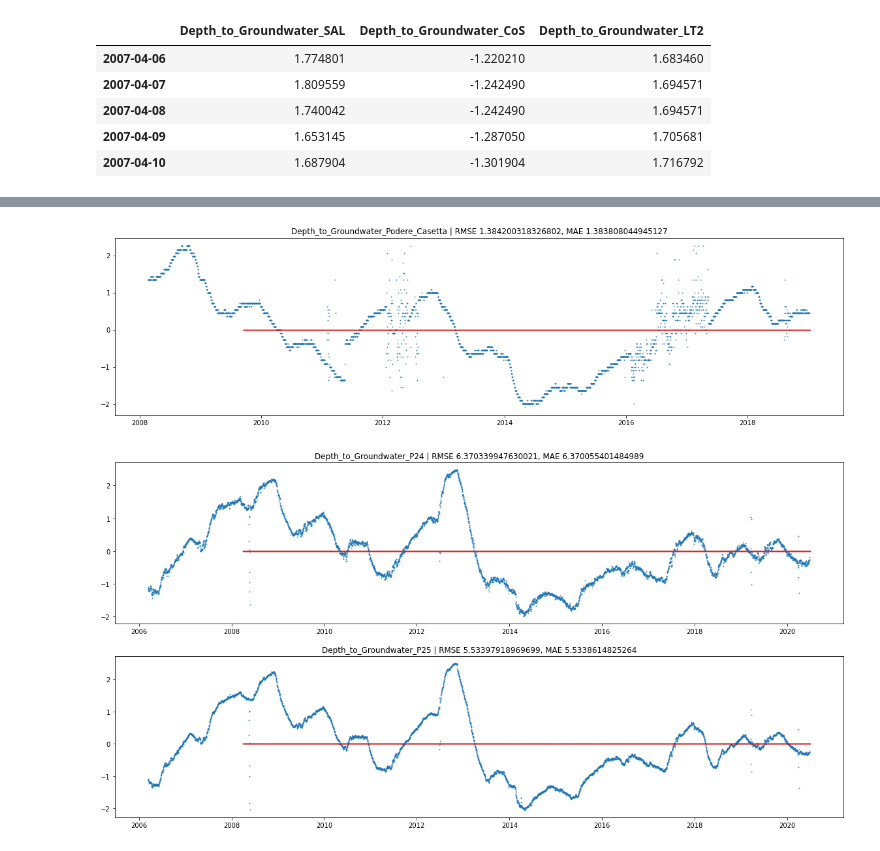
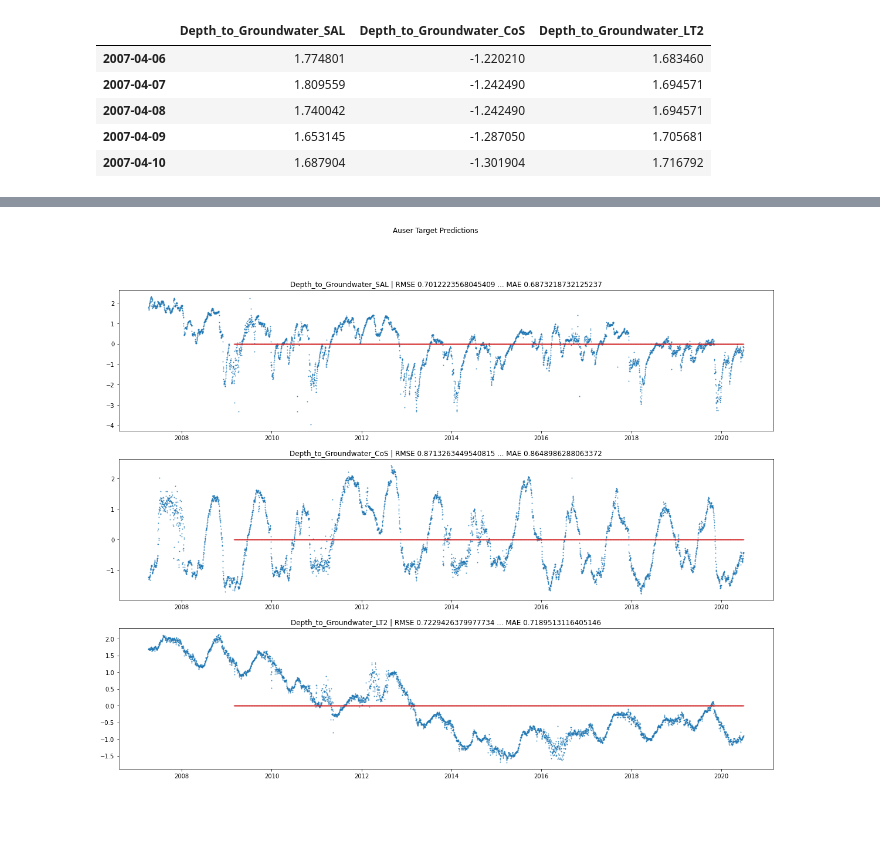
Before and after one commit to cshields143/acea_kaggle, a Jupyter notebook: notebooks/aquifer.ipynb, the cells around one changed output, grey strips where cells are left out. Drawn from its saved outputs; the diff is of its cells as text; code cells hidden in the pictures; blank space fills up the shorter version.

```diff
--- a/notebooks/aquifer.ipynb
+++ b/notebooks/aquifer.ipynb
@@ -322,12 +309,10 @@ tests = (
 
 scores = dict()
 preds = dict()
-cleans = dict()
 
 for aid, X, y in tests:
     scores[aid] = dict()
     preds[aid] = dict()
-    cleans[aid] = []
     for c in y.columns:
         scores[aid][c] = dict(
             rmse=[],
@@ -346,9 +331,6 @@ for aid, X, y in tests:
             columns=y_test.columns,
             index=y_test.index
         )
-        for i, c in enumerate(y.columns):
-            y_test[c] = (y_test[c] - fw._mu[i]) / fw._sigma[i]
-        cleans[aid].append((fw._X, fw._y))
         rmse = mean_squared_error(y_test, y_pred, squared=False, multioutput='raw_values')
         mae = mean_absolute_error(y_test, y_pred, multioutput='raw_values')
         for i, c in enumerate(y.columns):
@@ -377,17 +359,16 @@ cleans['Auser'][-1][1].head()
 # %%
 import matplotlib.pyplot as plt
 
-targs = [
-    'Depth_to_Groundwater_SAL',
-    'Depth_to_Groundwater_CoS',
-    'Depth_to_Groundwater_LT2'
-]
-
-fig, axs = plt.subplots(len(targs), 1, figsize=(20,15))
-last = cleans['Auser'][-1][1]
-for i, c in enumerate(targs):
-    axs[i].scatter(last.index, last[c], s=1, alpha=0.75)
-    axs[i].set_title(f"{c} | RMSE {mean_scores['Auser'].loc[c]['rmse']}, MAE {mean_scores['Auser'].loc[c]['mae']}")
-    for p in preds['Auser'][c]:
-        axs[i].scatter(p.index, p.values, s=1, c='C3', alpha=0.25)
-plt.show()
+def plot_target_predictions(tag, full, targets):
+    fig, axs = plt.subplots(len(targets), 1, figsize=(20,5*len(targets)))
+    fig.suptitle(f"{tag} Target Predictions")
+    if len(targets) == 1:
+        axs = [axs]
+    for i, c in enumerate(targets):
+        axs[i].scatter(full.index, full[c], s=1, alpha=0.75)
+        s1 = mean_scores[tag].loc[c]['rmse']
+        s2 = mean_scores[tag].loc[c]['mae']
+        axs[i].set_title(f"{c} | RMSE {s1} ... MAE {s2}")
+        for p in preds[tag][c]:
+            axs[i].scatter(p.index, p.values, s=1, c='C3', alpha=0.25)
+    plt.show()
@@ -409,35 +375,8 @@ plt.show()
-# %%
-targs = ['Depth_to_Groundwater_Podere_Casetta']
-dset = 'Luco'
-
-fig, axs = plt.subplots(len(targs), 1, figsize=(20,5*len(targs)))
-if len(targs) == 1:
-    axs = [axs]
-last = cleans[dset][-1][1]
-for i, c in enumerate(targs):
-    axs[i].scatter(last.index, last[c], s=1, alpha=0.75)
-    axs[i].set_title(f"{c} | RMSE {mean_scores[dset].loc[c]['rmse']}, MAE {mean_scores[dset].loc[c]['mae']}")
-    for p in preds[dset][c]:
-        axs[i].scatter(p.index, p.values, s=1, c='C3', alpha=0.25)
-plt.show()
-# %% [output]
-[figure, removed]
-# %%
-targs = [
-    'Depth_to_Groundwater_P24',
-    'Depth_to_Groundwater_P25'
-]
-dset = 'Petrignano'
-
-fig, axs = plt.subplots(len(targs), 1, figsize=(20,5*len(targs)))
-if len(targs) == 1:
-    axs = [axs]
-last = cleans[dset][-1][1]
-for i, c in enumerate(targs):
-    axs[i].scatter(last.index, last[c], s=1, alpha=0.75)
-    axs[i].set_title(f"{c} | RMSE {mean_scores[dset].loc[c]['rmse']}, MAE {mean_scores[dset].loc[c]['mae']}")
-    for p in preds[dset][c]:
-        axs[i].scatter(p.index, p.values, s=1, c='C3', alpha=0.25)
-plt.show()
-# %% [output]
-[figure, removed]
+# %%
+plot_target_predictions('Auser', auserY, [
+    'Depth_to_Groundwater_SAL',
+    'Depth_to_Groundwater_CoS',
+    'Depth_to_Groundwater_LT2'
+])
+# %% [output]
+[figure, added]
```
Also changed, not shown: parts of 10 cells of this notebook.
